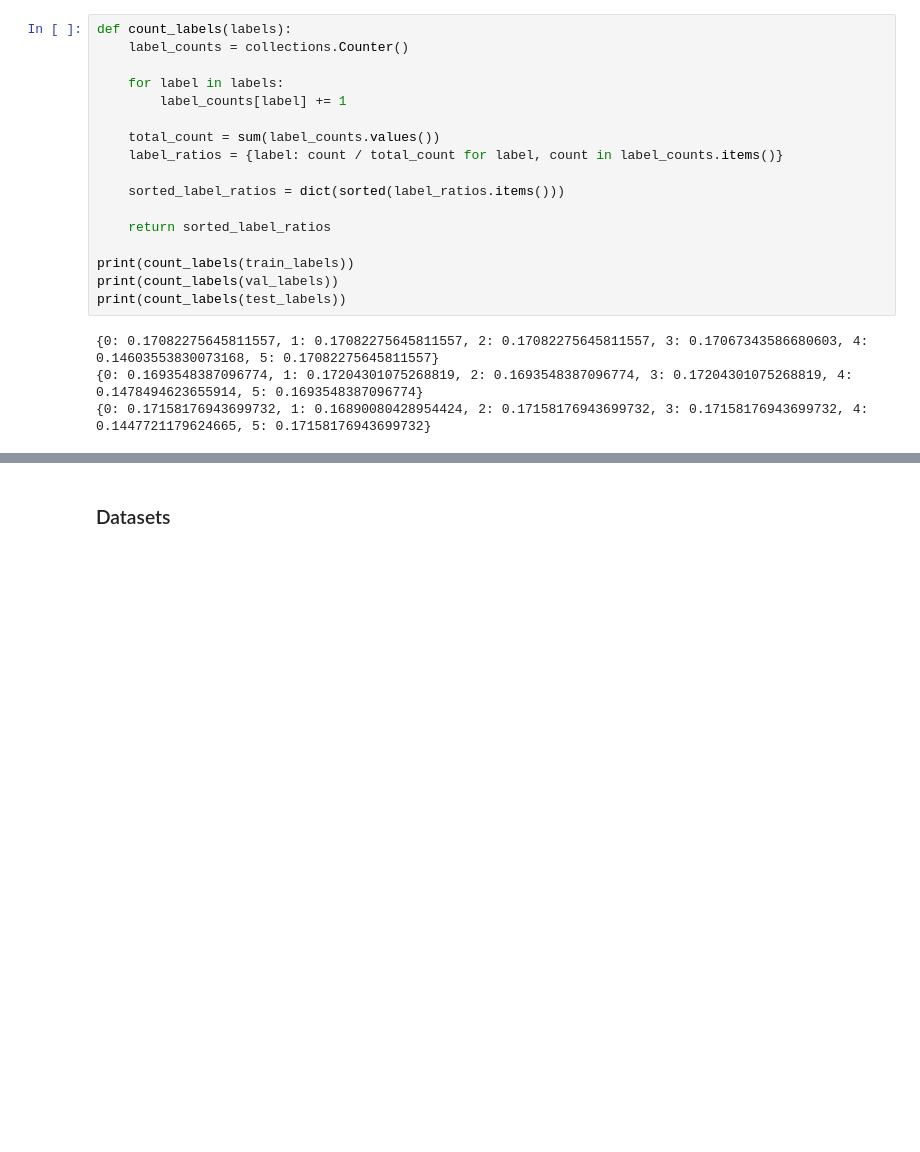
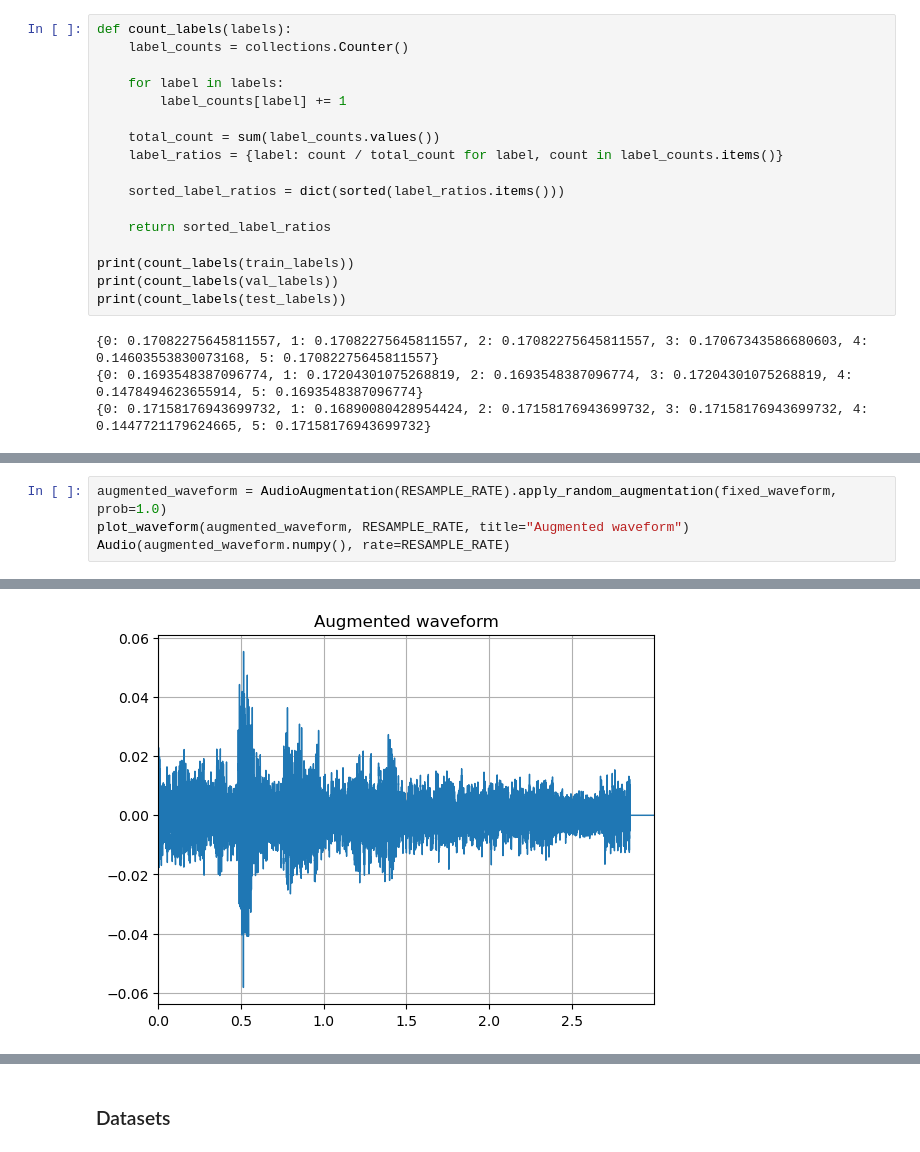
Before and after one commit to MartinRajniak/Audio-Emotion-Classifier, a Jupyter notebook: audio_emotion_classifier.ipynb, the cells around one changed output, grey strips where cells are left out. Cells and saved outputs as stored; diff of their text form; blank space fills up the shorter version.

Commit message:
Add augmented data

```diff
--- a/audio_emotion_classifier.ipynb
+++ b/audio_emotion_classifier.ipynb
@@ -302,0 +393,5 @@ print(count_labels(test_labels))
+# %%
+augmented_waveform = AudioAugmentation(RESAMPLE_RATE).apply_random_augmentation(fixed_waveform, prob=1.0)
+plot_waveform(augmented_waveform, RESAMPLE_RATE, title="Augmented waveform")
+Audio(augmented_waveform.numpy(), rate=RESAMPLE_RATE)
+# %% [output]
@@ -302,0 +399 @@ print(count_labels(test_labels))
+[figure, added]
```
Also changed, not shown: parts of 17 cells of this notebook.
